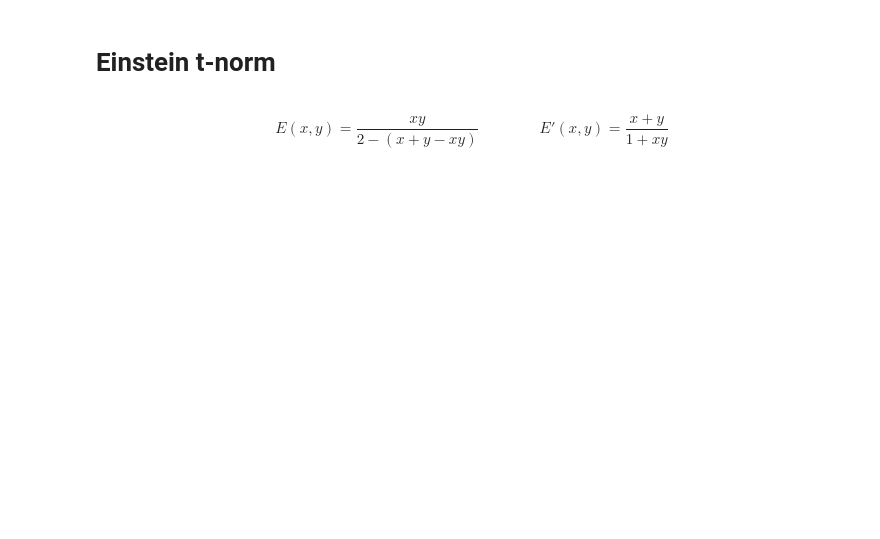
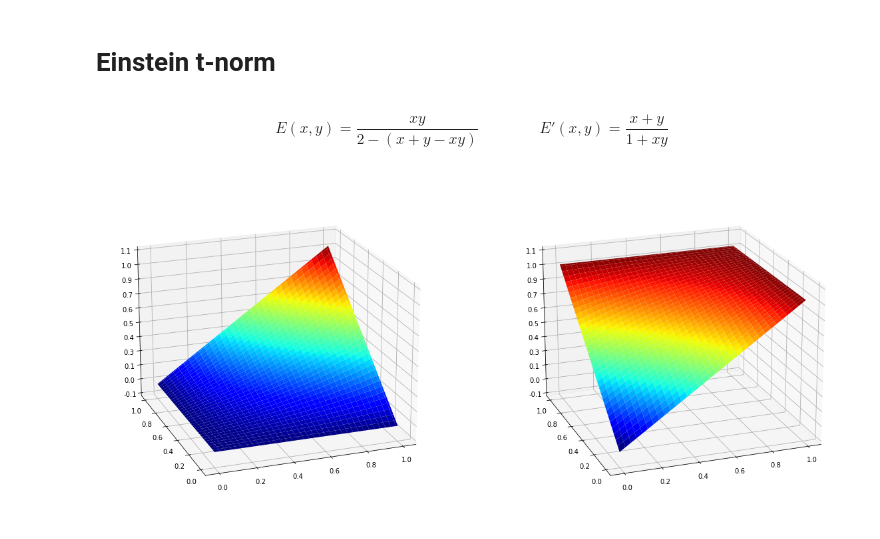
Before and after one commit to klima7/ANFIS, a Jupyter notebook: najczesciej stosowane t-normy.ipynb, the cells around one changed output. Cells and saved outputs as stored; diff of their text form; code cells hidden in the pictures; blank space fills up the shorter version.

```diff
--- a/najczesciej stosowane t-normy.ipynb
+++ b/najczesciej stosowane t-normy.ipynb
@@ -95,0 +96,16 @@ def einstein_s(x,y):
+# %%
+def einstein_t(x, y):
+    args = np.array([x, y])
+    num = np.product(args, axis=0)
+    denom = 2 - ( np.sum(args, axis=0) - num )
+    return num / denom
+
+def einstein_s(x, y):
+    args = np.array([x, y])
+    num = np.sum(args, axis=0)
+    denom = 1 + np.product(args, axis=0)
+    return num / denom
+
+plotNorms(einstein_t,einstein_s)
+# %% [output]
+[figure, added]
```
Also changed, not shown: parts of 3 cells of this notebook, 1 other file.
